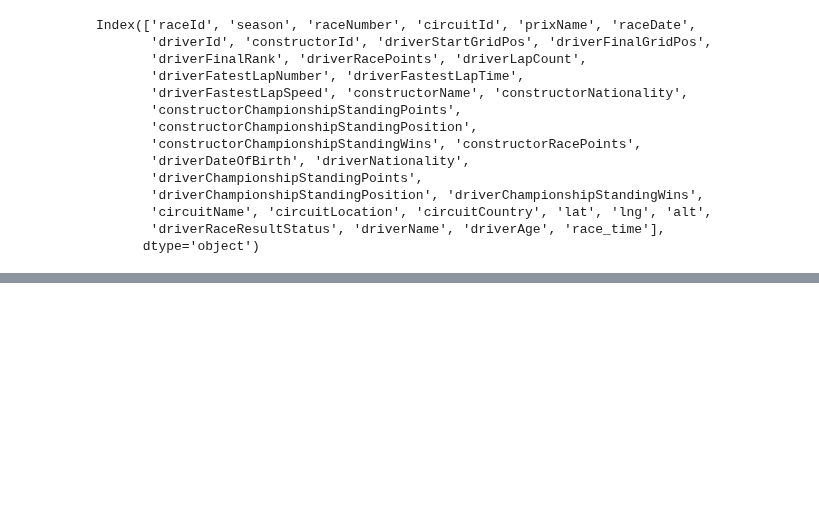
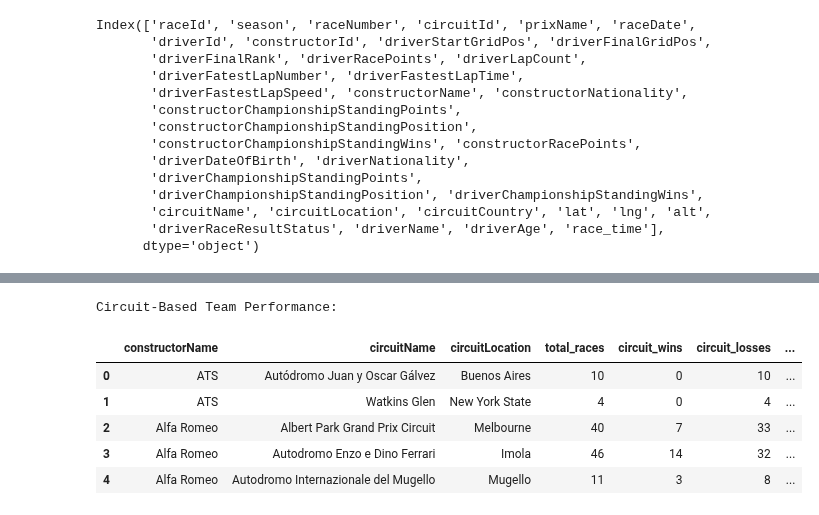
Before and after one commit to yesh-045/Data_Premier_League, a Jupyter notebook: src/models/team_performance_comparsion/model.ipynb, the cells around one changed output, grey strips where cells are left out. Cells and saved outputs as stored; diff of their text form; code cells hidden in the pictures; blank space fills up the shorter version.

```diff
--- a/src/models/team_performance_comparsion/model.ipynb
+++ b/src/models/team_performance_comparsion/model.ipynb
@@ -50,0 +67,22 @@ print(team_performance.head())  # Show results
+# %%
+# Aggregate win/loss rate per circuit type
+circuit_performance = data_df_compare.groupby(["constructorName", "circuitName", "circuitLocation"]).agg(
+    total_races=("raceId", "count"),
+    circuit_wins=("win", "sum"),
+    circuit_losses=("loss", "sum"),
+    circuit_avg_points=("constructorRacePoints", "mean")
+).reset_index()
+
+# Compute win/loss rate per circuit
+circuit_performance["circuit_win_rate"] = (circuit_performance["circuit_wins"] / circuit_performance["total_races"]).round(3)
+
+print("Circuit-Based Team Performance:")
+circuit_performance.head()
+# %% [output]
+Circuit-Based Team Performance:
+|  | constructorName | circuitName | circuitLocation | total_races | circuit_wins | circuit_losses | ... |
+| 0 | ATS | Autódromo Juan y Oscar Gálvez | Buenos Aires | 10 | 0 | 10 | ... |
+| 1 | ATS | Watkins Glen | New York State | 4 | 0 | 4 | ... |
+| 2 | Alfa Romeo | Albert Park Grand Prix Circuit | Melbourne | 40 | 7 | 33 | ... |
+| 3 | Alfa Romeo | Autodromo Enzo e Dino Ferrari | Imola | 46 | 14 | 32 | ... |
+| 4 | Alfa Romeo | Autodromo Internazionale del Mugello | Mugello | 11 | 3 | 8 | ... |
```
Also changed, not shown: parts of 5 cells of this notebook.
